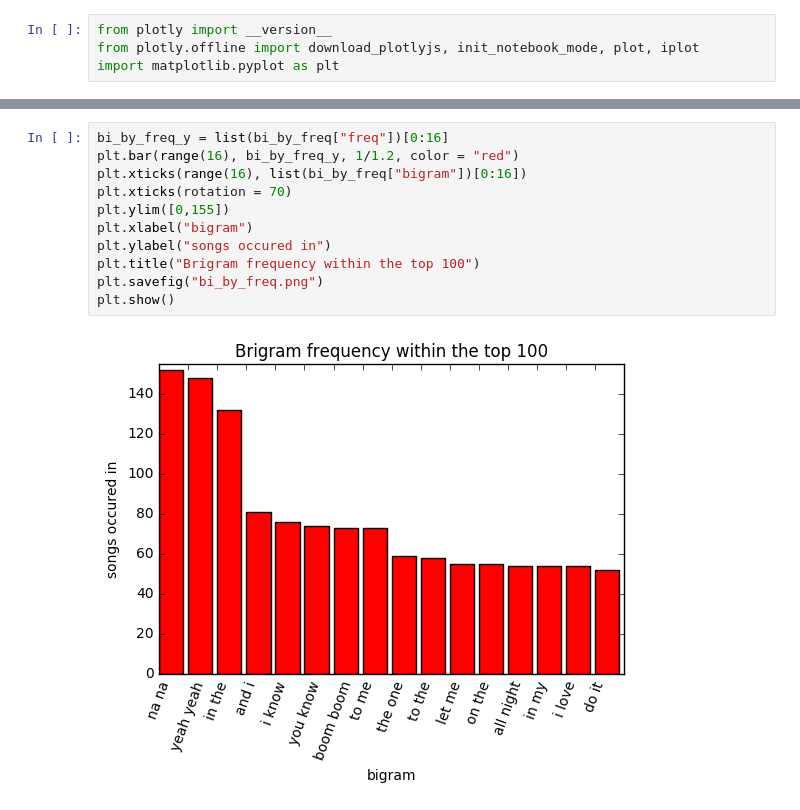
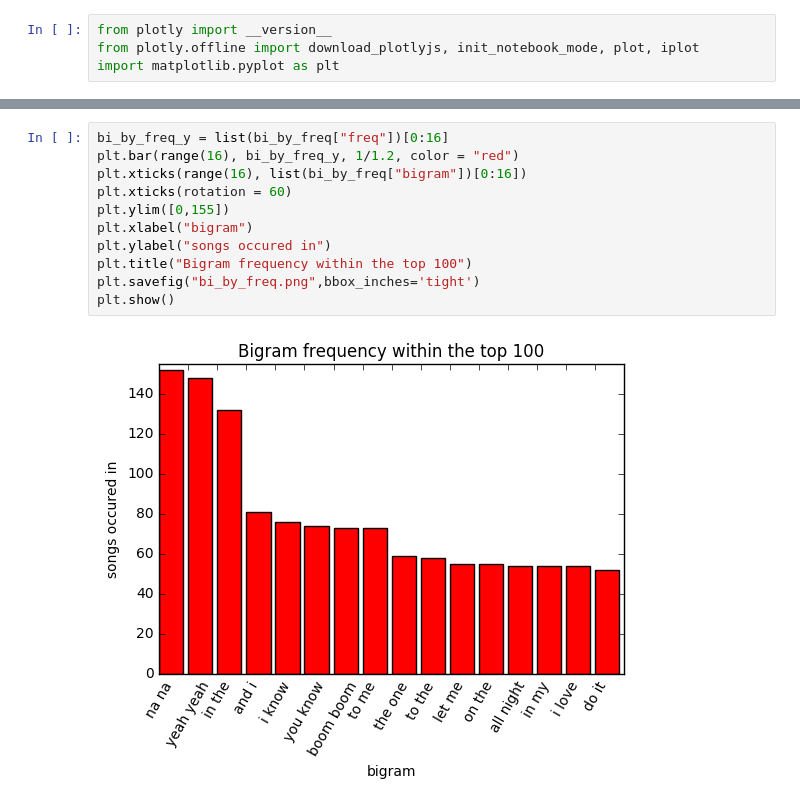
Before and after one commit to sssantos/141bravo, a Jupyter notebook: NGRAMS.ipynb, the cells around one changed output, grey strips where cells are left out. Cells and saved outputs as stored; diff of their text form.

```diff
--- a/NGRAMS.ipynb
+++ b/NGRAMS.ipynb
@@ -217,13 +238,13 @@ plt.show()
 # %%
 bi_by_freq_y = list(bi_by_freq["freq"])[0:16]
 plt.bar(range(16), bi_by_freq_y, 1/1.2, color = "red")
 plt.xticks(range(16), list(bi_by_freq["bigram"])[0:16])
-plt.xticks(rotation = 70)
+plt.xticks(rotation = 60)
 plt.ylim([0,155])
 plt.xlabel("bigram")
 plt.ylabel("songs occured in")
-plt.title("Brigram frequency within the top 100")
-plt.savefig("bi_by_freq.png")
+plt.title("Bigram frequency within the top 100")
+plt.savefig("bi_by_freq.png",bbox_inches='tight')
 plt.show()
 # %% [output]
-[figure, old version]
+[figure, new version]
```
Also changed, not shown: parts of 4 cells of this notebook, 5 other files.
